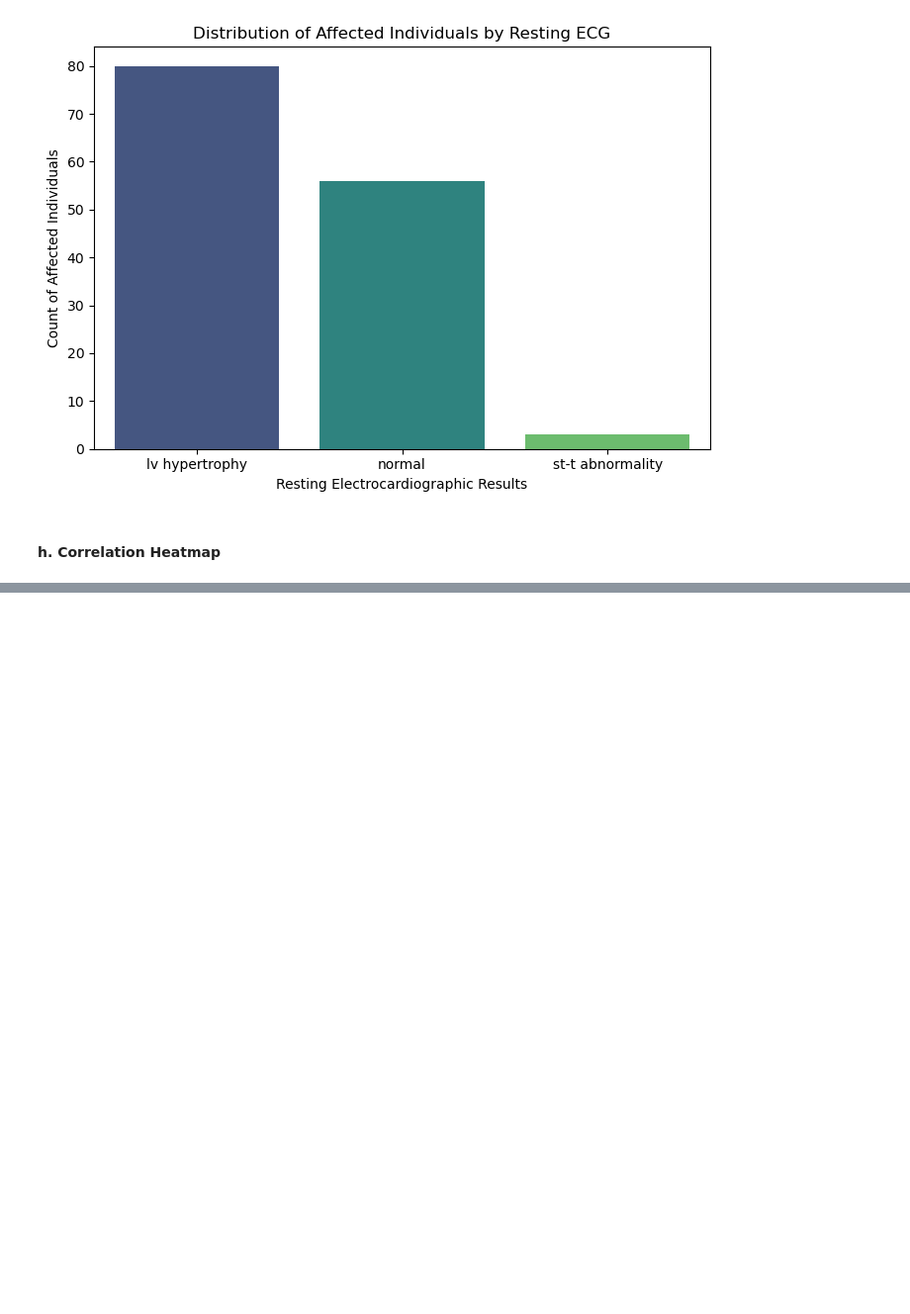
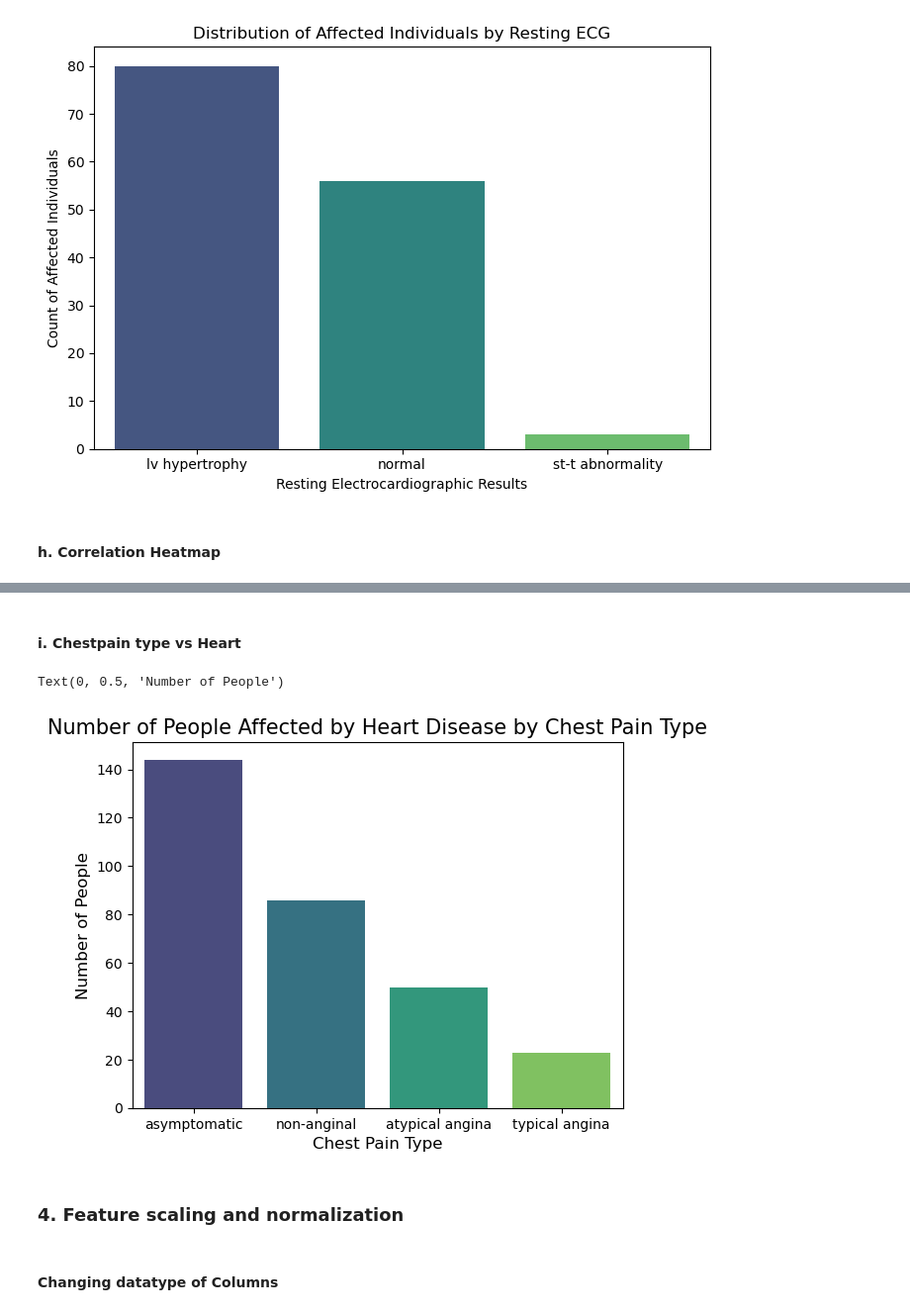
Before and after one commit to SwetaReddy30/Cleveland_Heart-Disease-Prediction, a Jupyter notebook: UCI_Cleveland_Heart_Disease_Prediction.ipynb, the cells around one changed output, grey strips where cells are left out. Shown: that part at 99% size. Saved outputs shown, nothing was run; the diff lists cells and outputs as text; code cells hidden in the pictures; blank space fills up the shorter version.

```diff
--- a/UCI_Cleveland_Heart_Disease_Prediction.ipynb
+++ b/UCI_Cleveland_Heart_Disease_Prediction.ipynb
@@ -292,0 +304,23 @@ plt.show()
+# %% [markdown]
+#### i. Chestpain type vs Heart
+# %%
+# Filter the data for people affected by heart disease (target = 1)
+heart_disease_data = cleveland_data[cleveland_data['HeartDiseaseDiagnosis'] == 1]
+
+# Group by the chest pain type and count the number of people in each category
+chest_pain_counts = cleveland_data['ChestPainType'].value_counts()
+
+# Create a bar chart to show the number of people with heart disease for each chest pain type
+sns.barplot(x=chest_pain_counts.index, y=chest_pain_counts.values, palette='viridis')
+
+# Adding titles and labels
+plt.title('Number of People Affected by Heart Disease by Chest Pain Type',fontsize = 15)
+plt.xlabel('Chest Pain Type',fontsize = 12)
+plt.ylabel('Number of People',fontsize = 12)
+# %% [output]
+Text(0, 0.5, 'Number of People')
+[figure, added]
+# %% [markdown]
+### 4. Feature scaling and normalization
+# %% [markdown]
+#### Changing datatype of Columns
```
Also changed, not shown: parts of 12 cells of this notebook.
